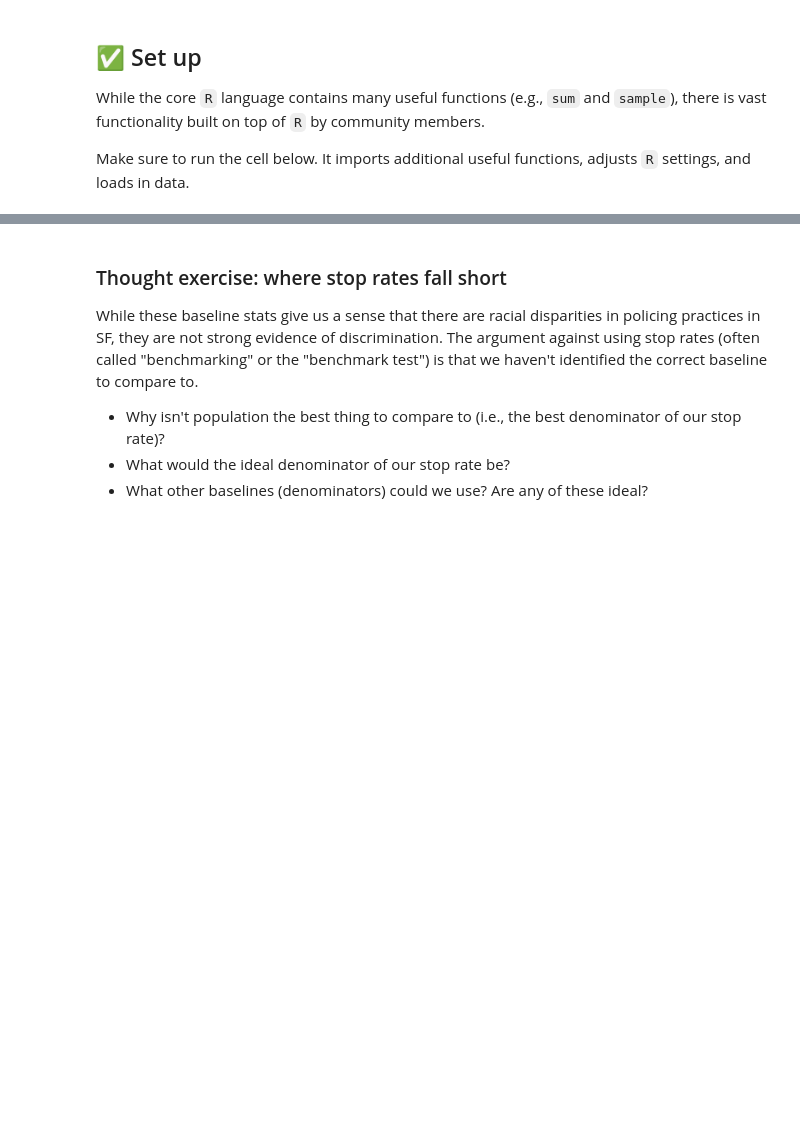
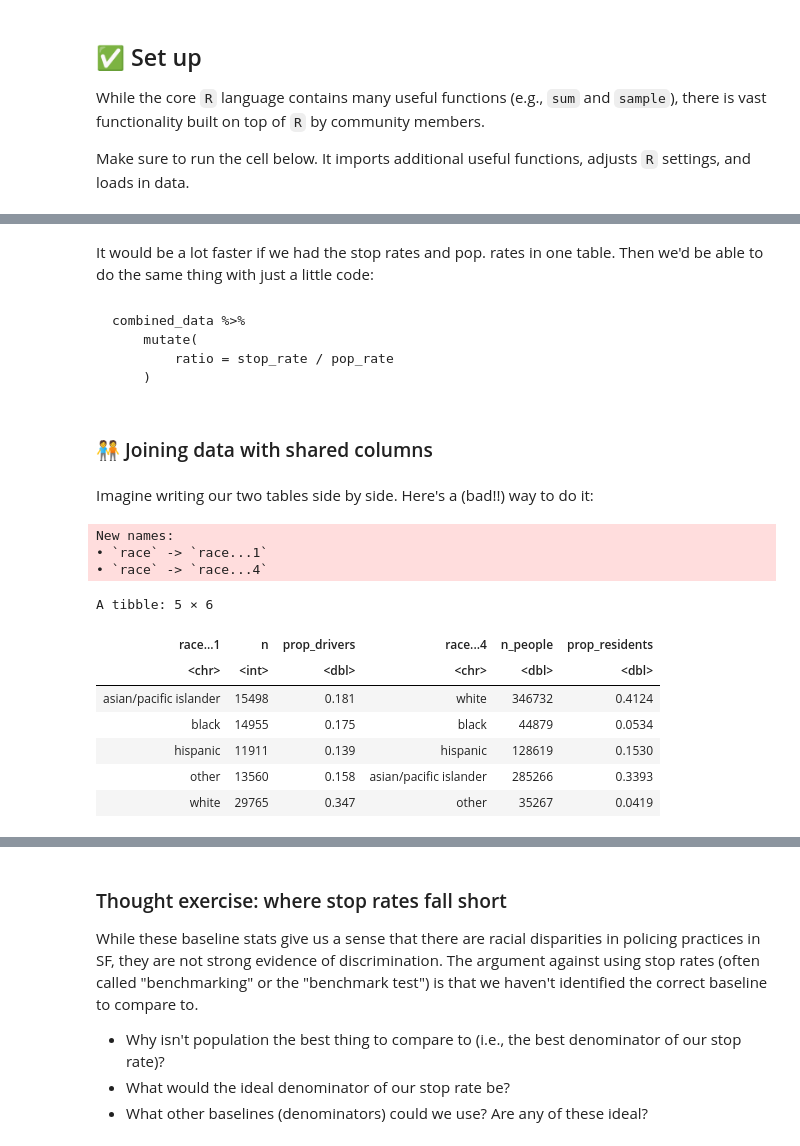
Before and after one commit to joshuagrossman/dsb-win-2023, a Jupyter notebook: opp-munging-plotting/opp-3-answers.ipynb, the cells around one changed output, grey strips where cells are left out. Drawn from its saved outputs; the diff is of its cells as text; code cells hidden in the pictures; blank space fills up the shorter version.

````diff
--- a/opp-munging-plotting/opp-3-answers.ipynb
+++ b/opp-munging-plotting/opp-3-answers.ipynb
@@ -279,0 +26,24 @@ A tibble: 5 × 5
+# %%
+# Load in additional functions
+library(tidyverse)
+library(lubridate)
+
+# Use three digits past the decimal point
+options(digits = 3)
+
+# This makes our plots look nice!
+theme_set(theme_bw())
+
+# Read in the data
+stops <- read_rds("data/sf_stop_data.rds")
+pop_2015 <- read_rds("data/sf_pop_2015.rds")
+
+# Data modifications from Part 1 and
+# additional modification for learning purposes.
+stops_w_yr = stops %>%
+    mutate(
+        yr = year(date)
+    )
+
+pop_2015 = pop_2015 %>%
+    mutate(prop_residents = n_people/sum(n_people))
@@ -279,0 +54,5 @@ A tibble: 5 × 5
+# %%
+stops_2015 = stops_w_yr %>%
+    filter(yr==2015)
+
+count(stops_2015, race)
@@ -279,0 +70,6 @@ A tibble: 5 × 5
+# %%
+stop_counts = stops_2015 %>%
+    count(race) %>%
+    mutate(prop_drivers = n/sum(n))
+
+stop_counts
@@ -279,0 +172,29 @@ A tibble: 5 × 5
+# %% [markdown]
+It would be a lot faster if we had the stop rates and pop. rates in one table. Then we'd be able to do the same thing with just a little code:
+# %% [markdown]
+```
+combined_data %>%
+    mutate(
+        ratio = stop_rate / pop_rate
+    )
+```
+# %% [markdown]
+### 🧑‍🤝‍🧑 Joining data with shared columns
+# %% [markdown]
+Imagine writing our two tables side by side. Here's a (bad!!) way to do it:
+# %%
+# Reminder: this is generally NOT a good thing to do to merge data.
+# We're doing this just for the visual!
+bind_cols(stop_counts, pop_2015)
+# %% [output]
+New names:
+• `race` -> `race...1`
+• `race` -> `race...4`
+A tibble: 5 × 6
+| race...1 | n | prop_drivers | race...4 | n_people | prop_residents |
+| <chr> | <int> | <dbl> | <chr> | <dbl> | <dbl> |
+| asian/pacific islander | 15498 | 0.181 | white | 346732 | 0.4124 |
+| black | 14955 | 0.175 | black | 44879 | 0.0534 |
+| hispanic | 11911 | 0.139 | hispanic | 128619 | 0.1530 |
+| other | 13560 | 0.158 | asian/pacific islander | 285266 | 0.3393 |
+| white | 29765 | 0.347 | other | 35267 | 0.0419 |
````
Also changed, not shown: parts of 49 cells of this notebook, 9 other files.
